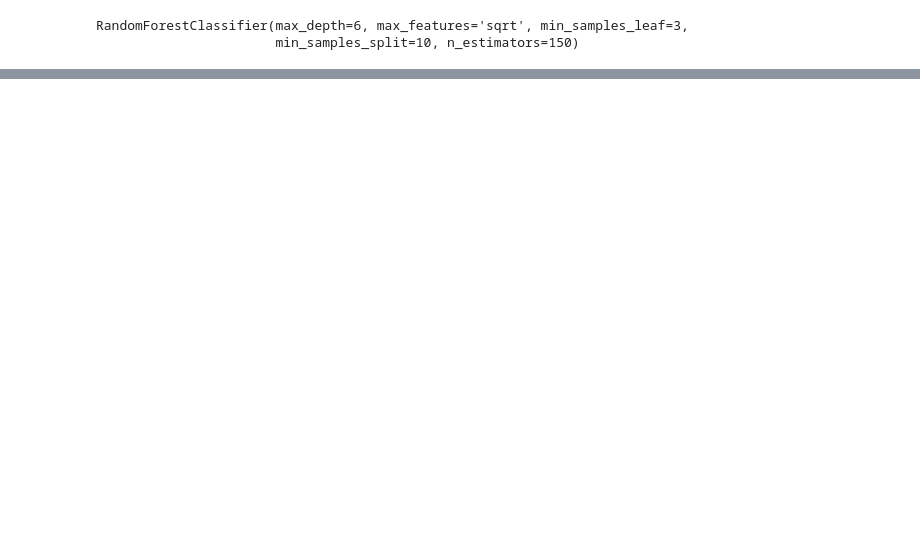
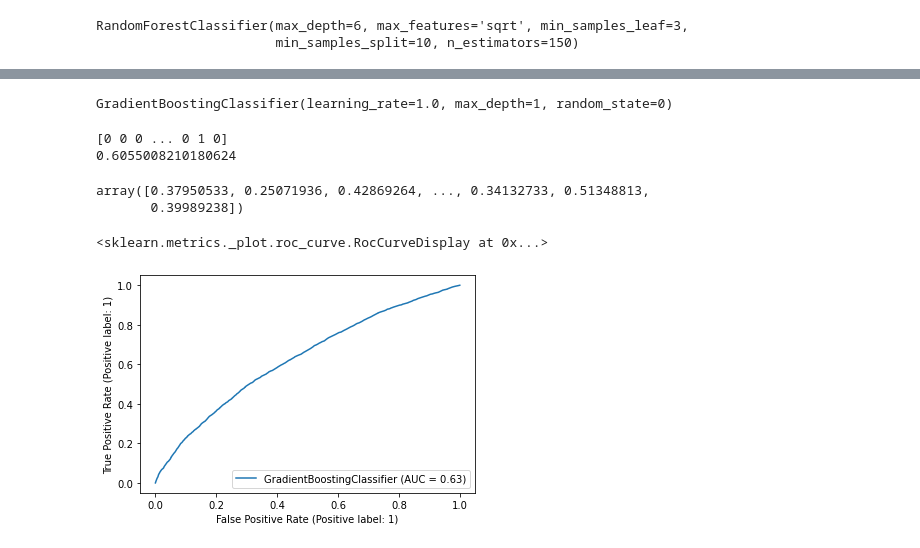
Before and after one commit to lorenagh/latam, a Jupyter notebook: solution.ipynb, the cells around one changed output, grey strips where cells are left out. Drawn from its saved outputs; the diff is of its cells as text; code cells hidden in the pictures; blank space fills up the shorter version.

Commit message:
modelos2

```diff
--- a/solution.ipynb
+++ b/solution.ipynb
@@ -944,0 +936,31 @@ AttributeError: predict_proba is not available when  probability=False
+# %%
+parameters = {'n_estimators':100,
+              'learning_rate':1.0,
+              'max_depth':1,
+              'random_state':0}
+# %%
+GB_model = GradientBoostingClassifier(**parameters)
+# %%
+GB_model.fit(train_X, train_y)
+# %% [output]
+GradientBoostingClassifier(learning_rate=1.0, max_depth=1, random_state=0)
+# %%
+
+GB_predictions = GB_model.predict(test_X)
+print(GB_predictions)
+score = accuracy_score(test_y ,GB_predictions)
+print(score)
+# %% [output]
+[0 0 0 ... 0 1 0]
+0.6055008210180624
+# %%
+rf_probs = GB_model.predict_proba(test_X)[:, 1]
+rf_probs
+# %% [output]
+array([0.37950533, 0.25071936, 0.42869264, ..., 0.34132733, 0.51348813,
+       0.39989238])
+# %%
+metrics.plot_roc_curve(GB_model, test_X, test_y)
+# %% [output]
+<sklearn.metrics._plot.roc_curve.RocCurveDisplay at 0x...>
+[figure, added]
```
Also changed, not shown: parts of 20 cells of this notebook.
